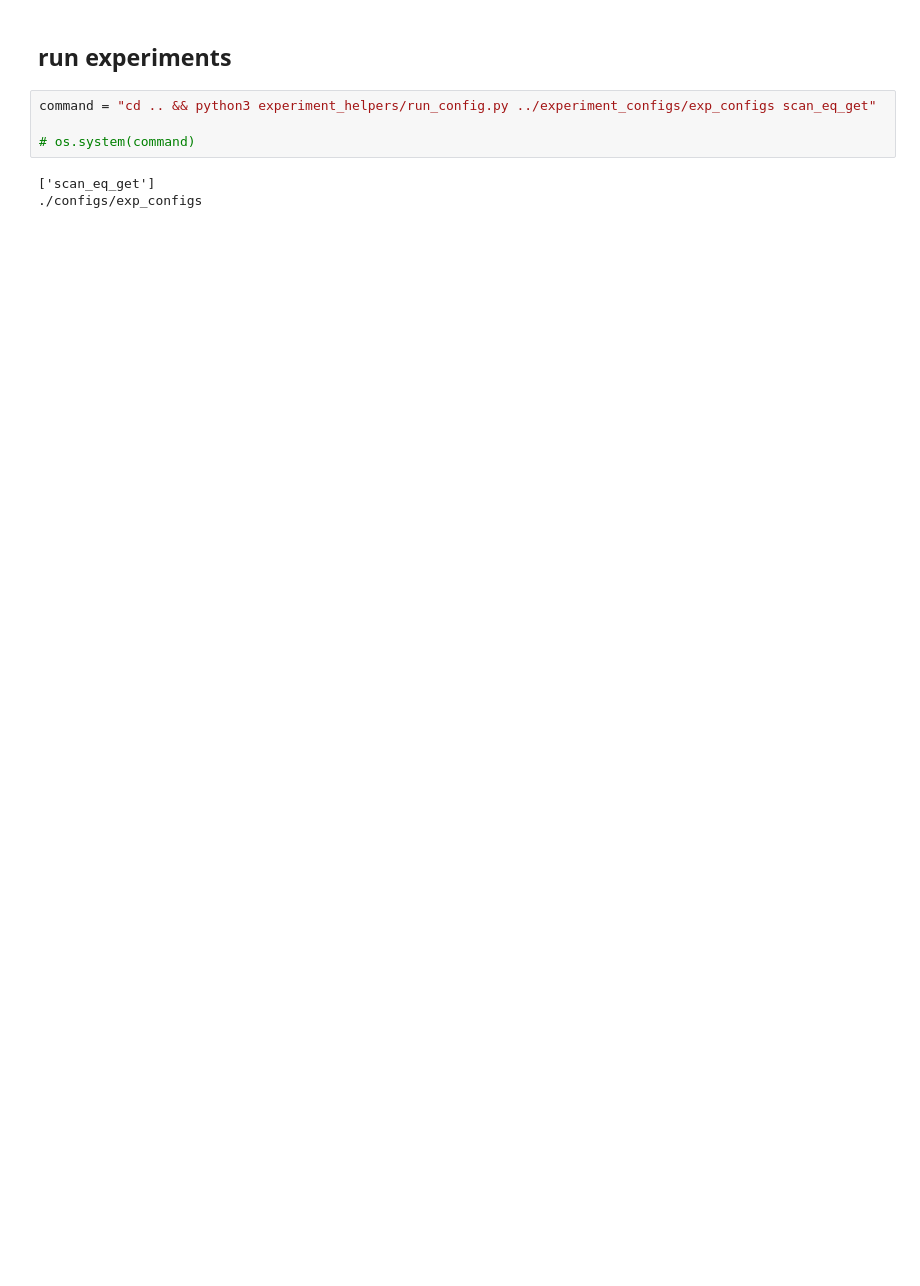
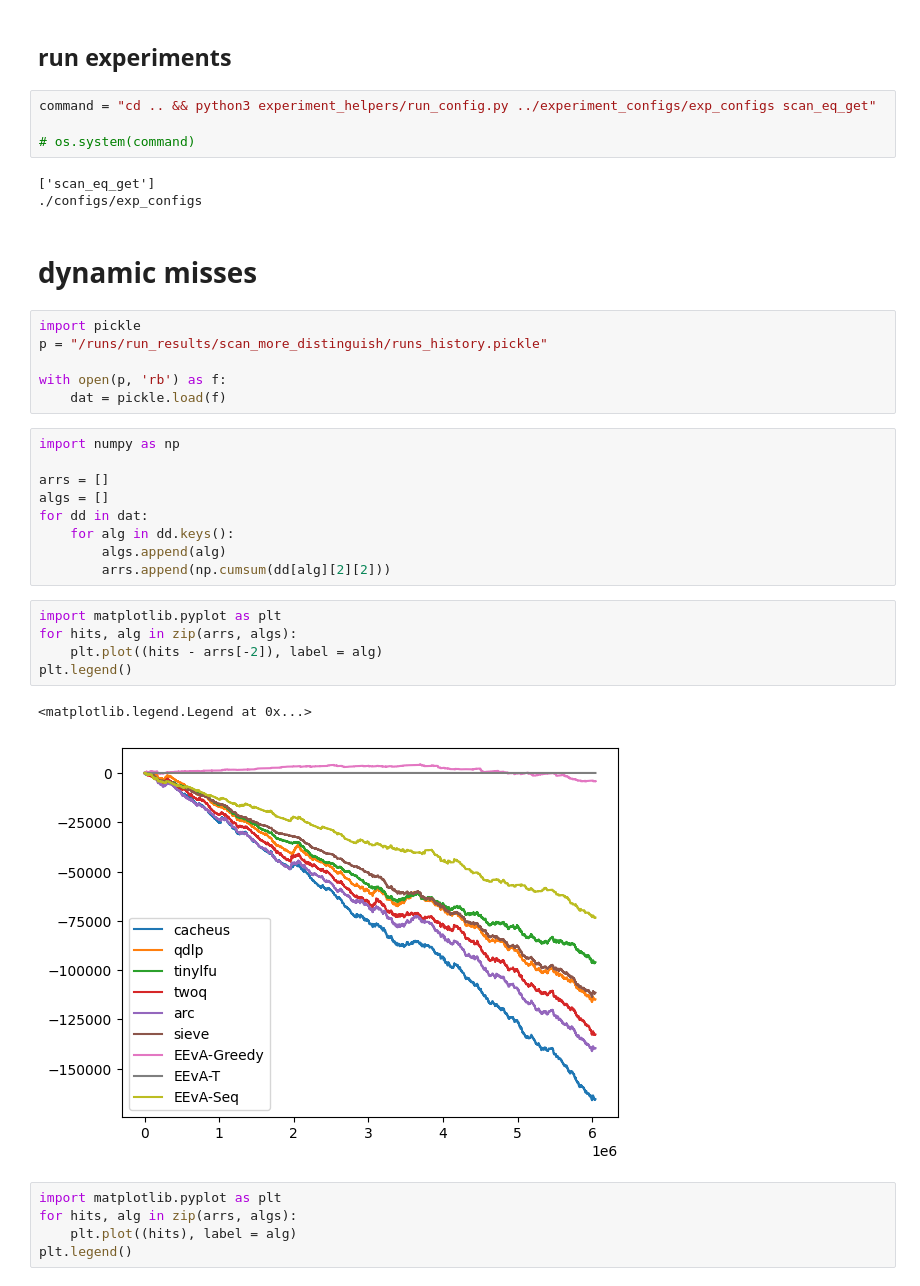
Before and after one commit to tmp2035/eeva, a Jupyter notebook: experiment_helpers/script_user.ipynb, the cells around one changed output. Cells and saved outputs as stored; diff of their text form; blank space fills up the shorter version.

```diff
--- a/experiment_helpers/script_user.ipynb
+++ b/experiment_helpers/script_user.ipynb
@@ -120,3 +124,33 @@ command = "cd .. && python3 experiment_helpers/run_config.py ../experiment_confi
 # %% [output]
 ['scan_eq_get']
 ./configs/exp_configs
+# %% [markdown]
+# dynamic misses
+# %%
+import pickle
+p = "/runs/run_results/scan_more_distinguish/runs_history.pickle"
+
+with open(p, 'rb') as f:
+    dat = pickle.load(f)
+# %%
+import numpy as np
+
+arrs = []
+algs = []
+for dd in dat:
+    for alg in dd.keys():
+        algs.append(alg)
+        arrs.append(np.cumsum(dd[alg][2][2]))
+# %%
+import matplotlib.pyplot as plt
+for hits, alg in zip(arrs, algs):
+    plt.plot((hits - arrs[-2]), label = alg)
+plt.legend()
+# %% [output]
+<matplotlib.legend.Legend at 0x...>
+[figure, added]
+# %%
+import matplotlib.pyplot as plt
+for hits, alg in zip(arrs, algs):
+    plt.plot((hits), label = alg)
+plt.legend()
```
Also changed, not shown: parts of 3 cells of this notebook, 6 other files.
